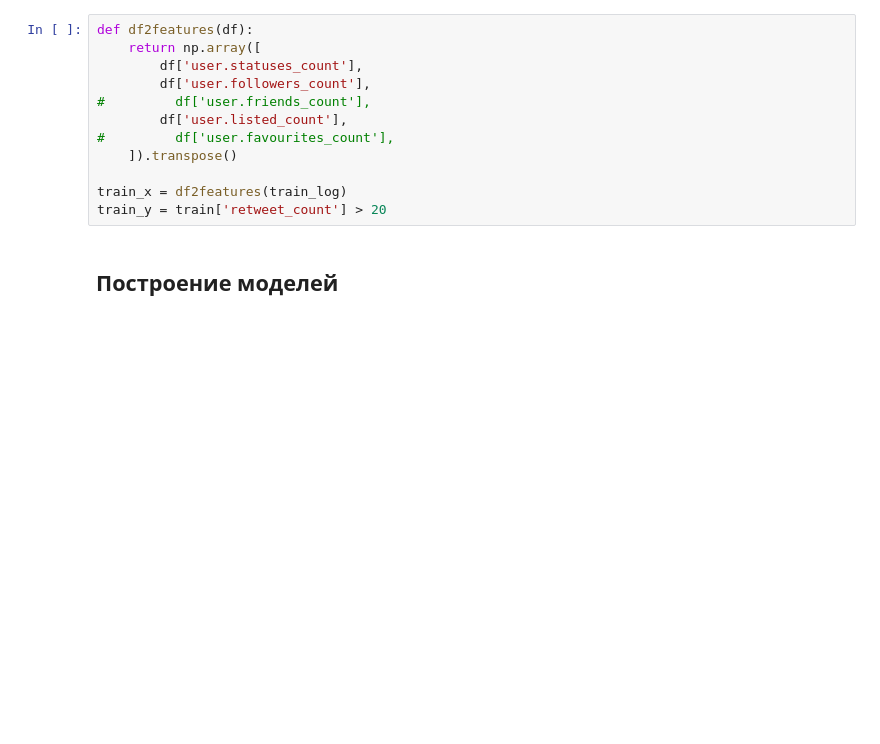
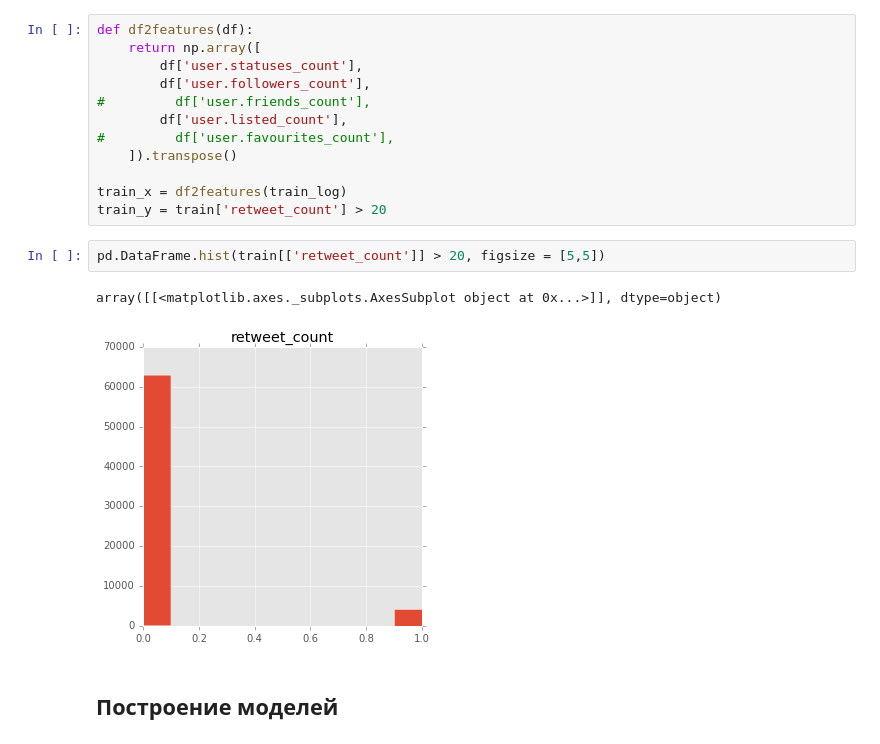
Before and after one commit to Evgeneus/InData-Labs-Contest, a Jupyter notebook: star_mission.ipynb, the cells around one changed output. Cells and saved outputs as stored; diff of their text form; blank space fills up the shorter version.

```diff
--- a/star_mission.ipynb
+++ b/star_mission.ipynb
@@ -100,6 +97,11 @@ def df2features(df):
 
 train_x = df2features(train_log)
 train_y = train['retweet_count'] > 20
+# %%
+pd.DataFrame.hist(train[['retweet_count']] > 20, figsize = [5,5])
+# %% [output]
+array([[<matplotlib.axes._subplots.AxesSubplot object at 0x...>]], dtype=object)
+[figure, added]
 # %% [markdown]
 ## Построение моделей
 # %%
```
Also changed, not shown: parts of 67 cells of this notebook.
